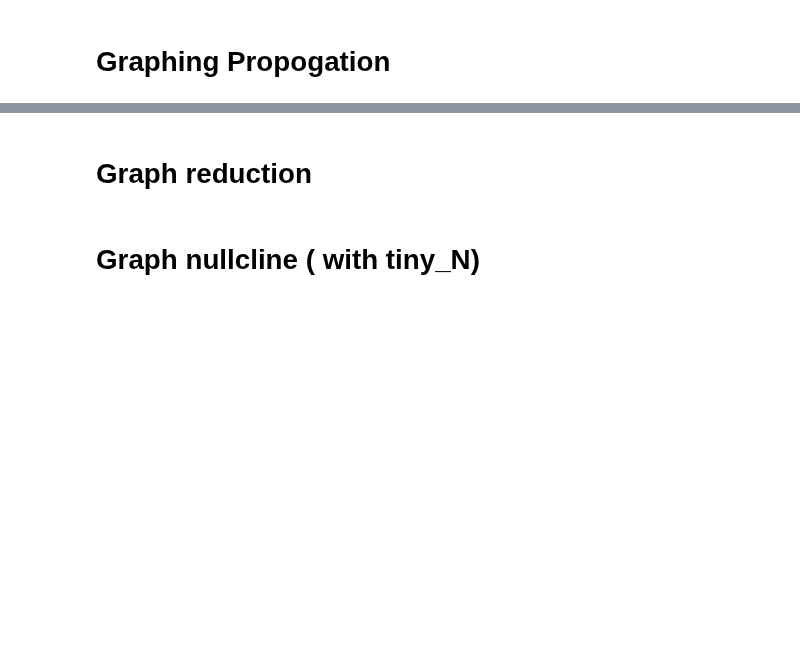
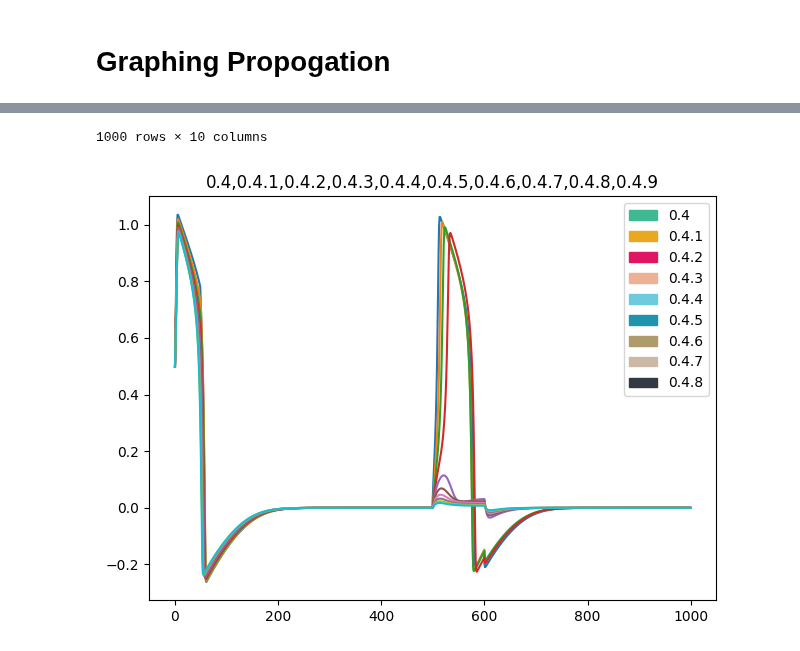
Before and after one commit to apapangelapeng/Neuron-Model, a Jupyter notebook: jackson_graphing/Propogate_AP.ipynb, the cells around one changed output, grey strips where cells are left out. Drawn from its saved outputs; the diff is of its cells as text; code cells hidden in the pictures; blank space fills up the shorter version.

```diff
--- a/jackson_graphing/Propogate_AP.ipynb
+++ b/jackson_graphing/Propogate_AP.ipynb
@@ -18,7 +18,7 @@ def graph_df(data_frame:pd.DataFrame,begin_index=0,end_index=None):
     for i in range(len(column_name)):
         label = column_name[i]
         #ax.scatter(x,test_output[label],color = color_list[i])
-        ax.plot(x,data_frame[label],color = color_list[i])
+        ax.plot(x,data_frame[label])
 
     colorlist = zip(column_name,color_list)
     handles = [mpatches.Patch(color=colour, label=column_name) for label, colour in colorlist]
@@ -30,6 +30,7 @@ def graph_df(data_frame:pd.DataFrame,begin_index=0,end_index=None):
 # %% [markdown]
 # Graphing Propogation
 # %%
-#propogate_ap_df = pd.DataFrame(pd.read_csv("../data_files/propogate_output.csv"))
-#display(propogate_ap_df)
-#graph_df(propogate_ap_df,1,len(propogate_ap_df))
+propogate_ap_df = pd.DataFrame(pd.read_csv("../data_files/reduced2dV_output.csv"))
+display(propogate_ap_df)
+graph_df(propogate_ap_df,0,len(propogate_ap_df))
+# %% [output]
@@ -36,2 +49,2 @@ def graph_df(data_frame:pd.DataFrame,begin_index=0,end_index=None):
+1000 rows × 10 columns
+[figure, added]
-# %% [markdown]
-# Graph reduction
@@ -42,2 +50,0 @@ graph_df(reduce_df)##if u want to graph the full graph u have to do this
-# %% [markdown]
-# Graph nullcline ( with tiny_N)
```
Also changed, not shown: parts of 9 cells of this notebook, 2 other files.
